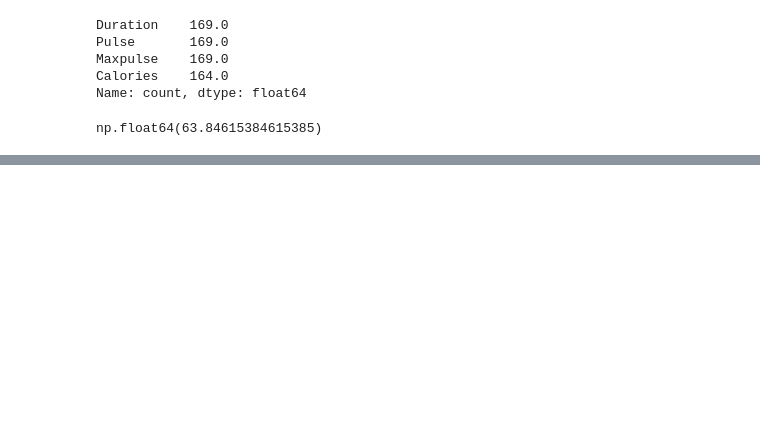
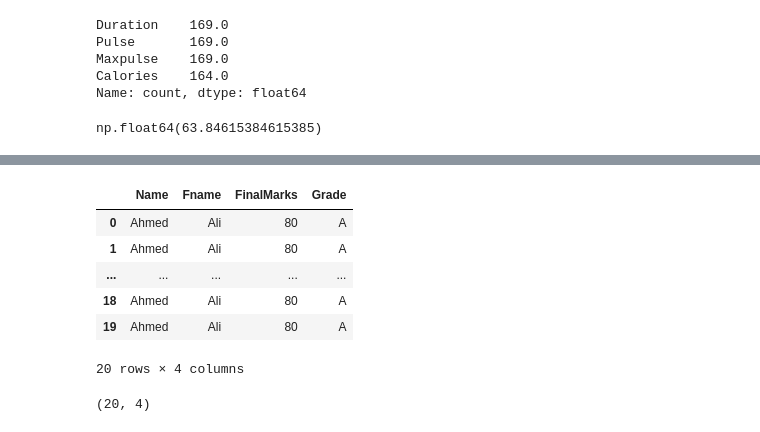
Before and after one commit to memonY49/SMIT-AIDS-Yasir-Batch1, a Jupyter notebook: Untitled.ipynb, the cells around one changed output, grey strips where cells are left out. Drawn from its saved outputs; the diff is of its cells as text; code cells hidden in the pictures; blank space fills up the shorter version.

```diff
--- a/Untitled.ipynb
+++ b/Untitled.ipynb
@@ -228,0 +236,36 @@ print("yasir\r nawaz\b")
+# %%
+student = [{"Name":"Ahmed","Fname":"Ali","FinalMarks":80,"Grade":"A"},
+           {"Name":"Ahmed","Fname":"Ali","FinalMarks":80,"Grade":"A"},
+           {"Name":"Ahmed","Fname":"Ali","FinalMarks":"Fail","Grade":"A"},
+           {"Name":"Ahmed","Fname":"Ali","FinalMarks":80,"Grade":"A"},
+           {"Name":"Ahmed","Fname":"Ali","FinalMarks":80,"Grade":"A"},
+          {"Name":"Ahmed","Fname":"Ali","FinalMarks":80,"Grade":"A"},
+           {"Name":"Ahmed","Fname":"Ali","FinalMarks":80,"Grade":"A"},
+           {"Name":"Ahmed","Fname":"Ali","FinalMarks":"Fail","Grade":"A"},
+           {"Name":"Ahmed","Fname":"Ali","FinalMarks":30,"Grade":"A"},
+           {"Name":"Ahmed","Fname":"Ali","FinalMarks":40,"Grade":"A"},
+          {"Name":"Ahmed","Fname":"Ali","FinalMarks":80,"Grade":"A"},
+           {"Name":"Ahmed","Fname":"Ali","FinalMarks":60,"Grade":"A"},
+           {"Name":"Ahmed","Fname":"Ali","FinalMarks":"Fail","Grade":"A"},
+           {"Name":"Ahmed","Fname":"Ali","FinalMarks":70,"Grade":"A"},
+           {"Name":"Ahmed","Fname":"Ali","FinalMarks":80,"Grade":"A"},
+           {"Name":"Ahmed","Fname":"Ali","FinalMarks":80,"Grade":"A"},
+           {"Name":"Ahmed","Fname":"Ali","FinalMarks":80,"Grade":"A"},
+           {"Name":"Ahmed","Fname":"Ali","FinalMarks":"Fail","Grade":"A"},
+           {"Name":"Ahmed","Fname":"Ali","FinalMarks":80,"Grade":"A"},
+           {"Name":"Ahmed","Fname":"Ali","FinalMarks":80,"Grade":"A"}]
+# %%
+student_df = pd.DataFrame(student)
+student_df
+# %% [output]
+|  | Name | Fname | FinalMarks | Grade |
+| 0 | Ahmed | Ali | 80 | A |
+| 1 | Ahmed | Ali | 80 | A |
+| ... | ... | ... | ... | ... |
+| 18 | Ahmed | Ali | 80 | A |
+| 19 | Ahmed | Ali | 80 | A |
+20 rows × 4 columns
+# %%
+student_df.shape
+# %% [output]
+(20, 4)
```
Also changed, not shown: parts of 13 cells of this notebook, 3 other files.
